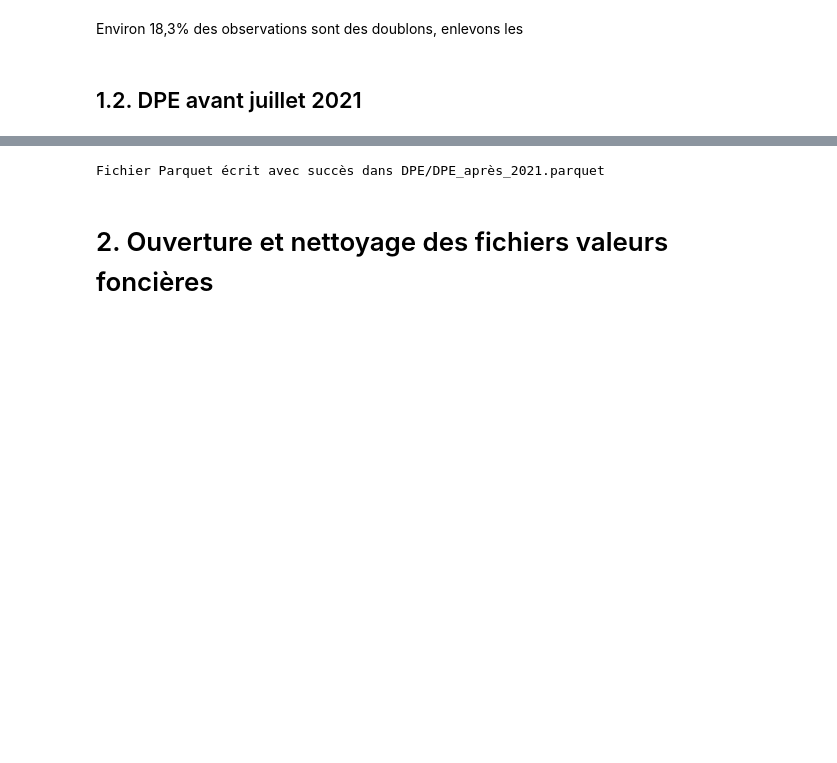
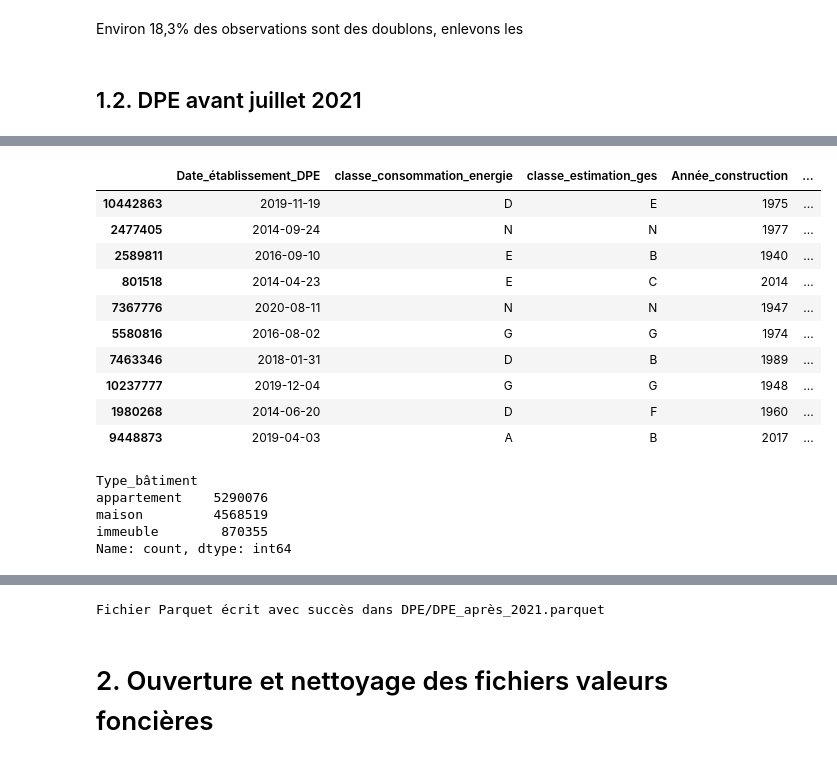
Before and after one commit to isaurepillet/STATAPP, a Jupyter notebook: prep_donnees.ipynb, the cells around one changed output, grey strips where cells are left out. Drawn from its saved outputs; the diff is of its cells as text; code cells hidden in the pictures; blank space fills up the shorter version.

Commit message:
traitement données avant 2021

```diff
--- a/prep_donnees.ipynb
+++ b/prep_donnees.ipynb
@@ -83,3 +67,7 @@ Environ 18,3% des observations sont des doublons, enlevons les
 DPE_logements_existants_clean = DPE_logements_existants_clean.drop_duplicates()
 # %% [markdown]
 ## 1.2. DPE avant juillet 2021
+# %%
+path_DPE_avant_2021 = "DPE/DPE_ADEME/dpe_avant_2021.csv"
+
+DPE_avant_2021 = s3.read_csv_from_s3(path_DPE_avant_2021)
@@ -85,0 +83,30 @@ DPE_logements_existants_clean = DPE_logements_existants_clean.drop_duplicates()
+# %%
+DPE_avant_2021['Etiquette_DPE'] = DPE_avant_2021[['classe_consommation_energie', 'classe_estimation_ges']].max(axis=1)
+# %%
+
+DPE_avant_2021 = DPE_avant_2021.rename(columns={'date_etablissement_dpe': 'Date_établissement_DPE',
+'annee_construction' : 'Année_construction', 'surface_thermique_lot' : 'Surface_habitable_logement',
+'tr002_type_batiment_description' : 'Type_bâtiment', 'code_insee_commune_actualise' : 'Code_INSEE_(BAN)',
+'geo_adresse' : 'Adresse_(BAN)', 'tv016_departement_code' : 'N°_département_(BAN)'})
+# %%
+DPE_avant_2021.sample(10)
+# %% [output]
+|  | Date_établissement_DPE | classe_consommation_energie | classe_estimation_ges | Année_construction | ... |
+| 10442863 | 2019-11-19 | D | E | 1975 | ... |
+| 2477405 | 2014-09-24 | N | N | 1977 | ... |
+| 2589811 | 2016-09-10 | E | B | 1940 | ... |
+| 801518 | 2014-04-23 | E | C | 2014 | ... |
+| 7367776 | 2020-08-11 | N | N | 1947 | ... |
+| 5580816 | 2016-08-02 | G | G | 1974 | ... |
+| 7463346 | 2018-01-31 | D | B | 1989 | ... |
+| 10237777 | 2019-12-04 | G | G | 1948 | ... |
+| 1980268 | 2014-06-20 | D | F | 1960 | ... |
+| 9448873 | 2019-04-03 | A | B | 2017 | ... |
+# %%
+print(DPE_avant_2021["Type_bâtiment"].value_counts(dropna=False))
+# %% [output]
+Type_bâtiment
+appartement    5290076
+maison         4568519
+immeuble        870355
+Name: count, dtype: int64
```
Also changed, not shown: parts of 8 cells of this notebook.
